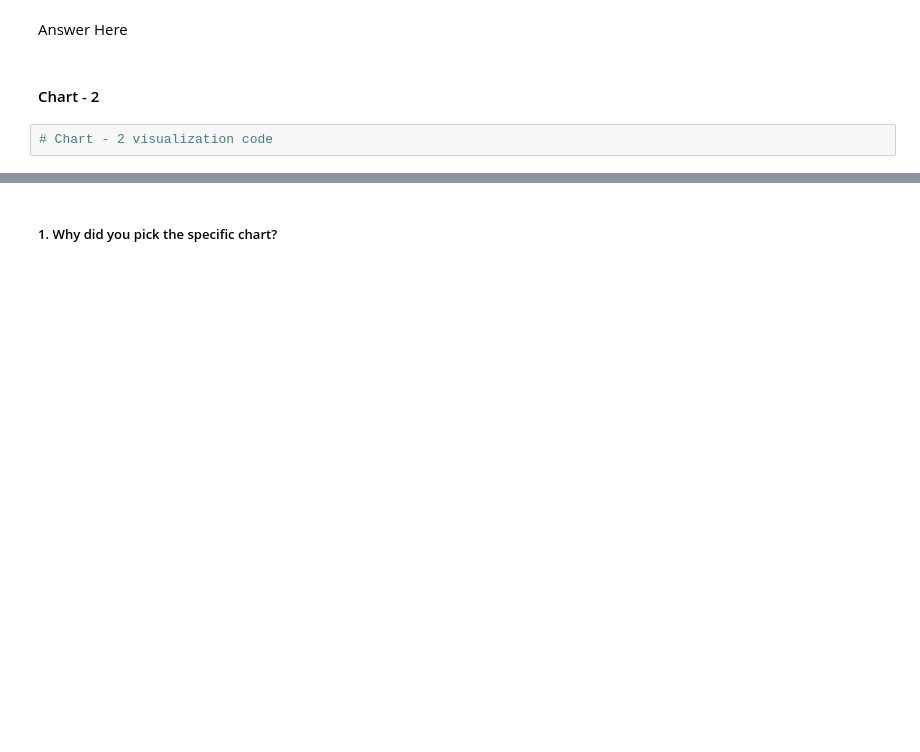
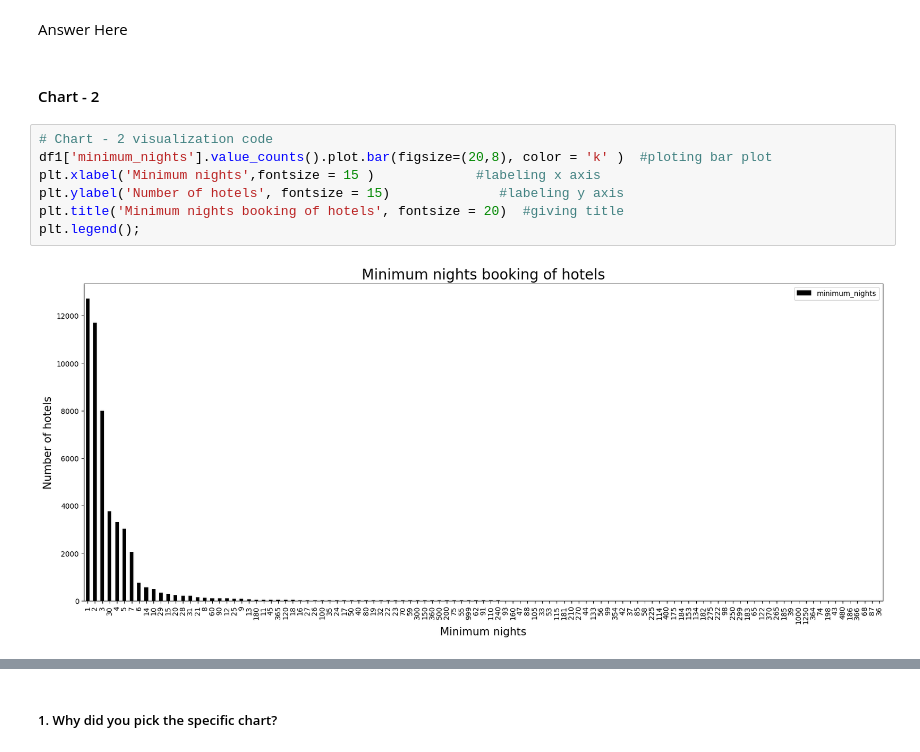
Before and after one commit to dipakpatil2001/D-SCIENCE, a Jupyter notebook: Air_Bnb_DP_.ipynb, the cells around one changed output, grey strips where cells are left out. Drawn from its saved outputs; the diff is of its cells as text; blank space fills up the shorter version.

```diff
--- a/Air_Bnb_DP_.ipynb
+++ b/Air_Bnb_DP_.ipynb
@@ -478,5 +499,12 @@ Are there any insights that lead to negative growth? Justify with specific reaso
 Answer Here
 # %% [markdown]
 #### Chart - 2
-# %%
-# Chart - 2 visualization code
+# %%
+# Chart - 2 visualization code
+df1['minimum_nights'].value_counts().plot.bar(figsize=(20,8), color = 'k' )  #ploting bar plot
+plt.xlabel('Minimum nights',fontsize = 15 )             #labeling x axis
+plt.ylabel('Number of hotels', fontsize = 15)              #labeling y axis
+plt.title('Minimum nights booking of hotels', fontsize = 20)  #giving title
+plt.legend();
+# %% [output]
+[figure, added]
```
Also changed, not shown: parts of 7 cells of this notebook.
